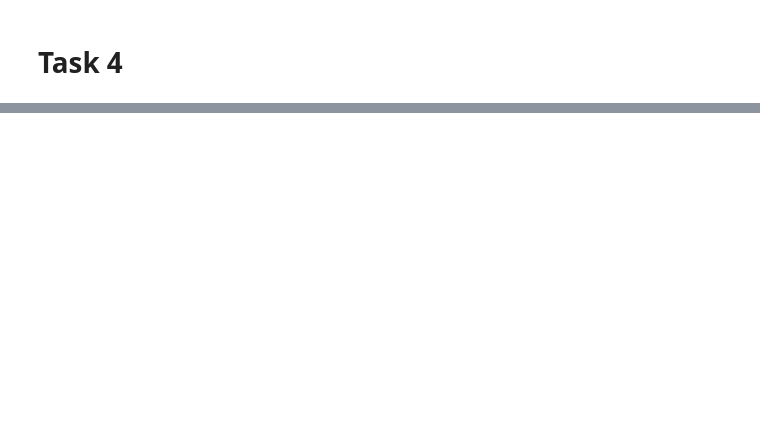
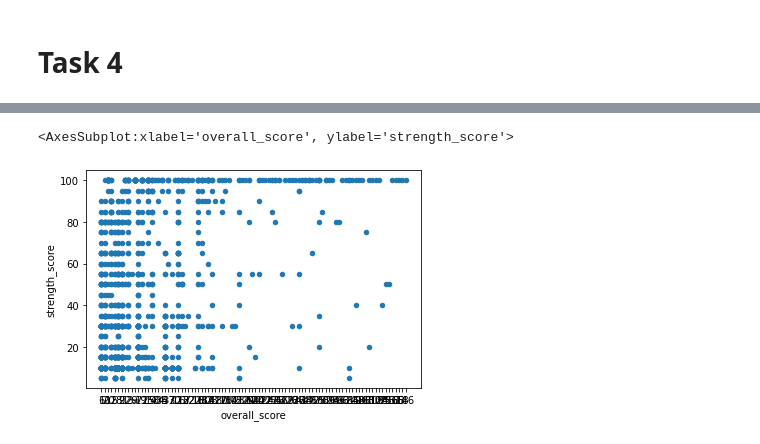
Before and after one commit to data301-2021-winter1/project-group04-project, a Jupyter notebook: notebooks/analysis1.ipynb, the cells around one changed output, grey strips where cells are left out. Saved outputs shown, nothing was run; the diff lists cells and outputs as text; code cells hidden in the pictures; blank space fills up the shorter version.

```diff
--- a/notebooks/analysis1.ipynb
+++ b/notebooks/analysis1.ipynb
@@ -289,0 +312,5 @@ mcu1 = mcu1.reset_index(drop=True)
+# %%
+mcu1.plot(kind='scatter', x="overall_score", y="strength_score")
+# %% [output]
+<AxesSubplot:xlabel='overall_score', ylabel='strength_score'>
+[figure, added]
```
Also changed, not shown: parts of 7 cells of this notebook.
